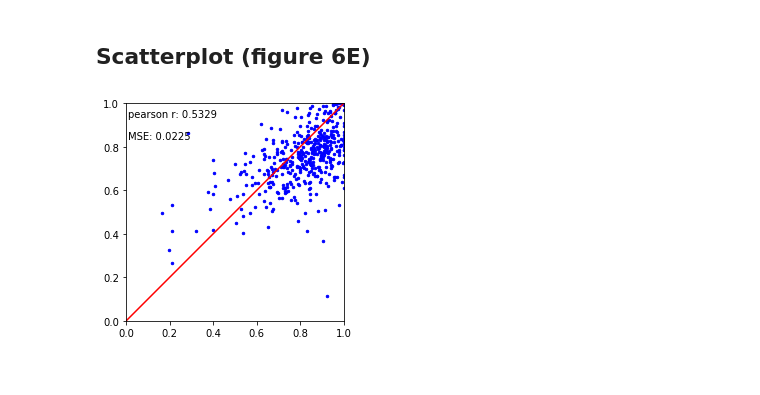
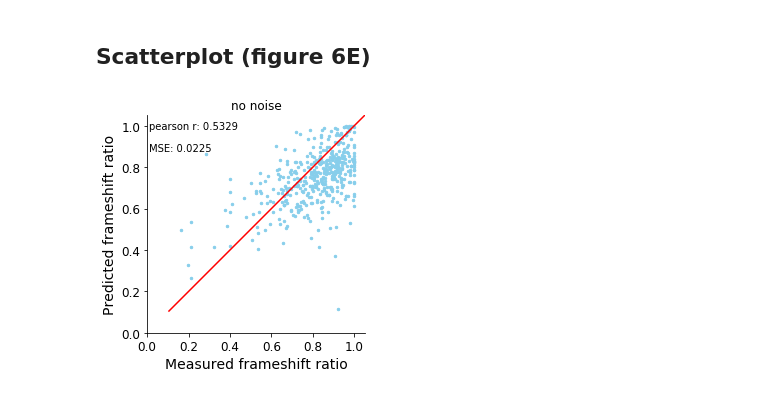
Before and after one commit to trdvangraft/mlbio, a Jupyter notebook: Data visualisations-RobustnessAnalysis.ipynb, the cells around one changed output. Drawn from its saved outputs; the diff is of its cells as text; code cells hidden in the pictures.

```diff
--- a/Data visualisations-RobustnessAnalysis.ipynb
+++ b/Data visualisations-RobustnessAnalysis.ipynb
@@ -86,0 +141,20 @@ plt.xlim([0, 1.4])
+# %%
+noise = [0] + [0.1,0.2,0.3,0.4,0.5]
+lst = [standardMSE.sum()]
+lst2 = [standardMSE.sum()]
+lst3 = [standardMSE.sum()]
+for i in range(0,15,3):
+    lst.append(MSEresults.iloc[i].sum())
+    lst2.append(MSEresults.iloc[i+1].sum())
+    lst3.append(MSEresults.iloc[i+2].sum())
+
+print(len(noise))
+print(len(lst))
+fig, ax = plt.subplots()
+ax.plot(noise,lst, '-x', label='concentration 100%')
+ax.plot(noise,lst2, '-x', label='concentration 10%')
+ax.plot(noise,lst3, '-x', label='concentration 1%')
+plt.ylabel("MSE (10^-3)")
+plt.xlabel("Noise level")
+plt.legend()
+plt.show()
@@ -92,7 +170,7 @@ import matplotlib.transforms as mtransforms
 from sklearn.metrics import mean_squared_error
 
 
-def generateScatterplot(data):
+def generateScatterplot(data,title):
     measured, predicted = data[:,0], data[:,1]
 
     # Calculationg pearson r
@@ -103,13 +181,13 @@ def generateScatterplot(data):
 
     #Plot measured vs. predicted frameshift ratio
     fig, ax = plt.subplots()
-    ax.scatter(measured,predicted, c='blue',s=6)
-    ax.set_xlim((0,1))
-    ax.set_ylim((0,1))
+    ax.scatter(measured,predicted, c='skyblue',s=6)
+    ax.set_xlim((0,1.05))
+    ax.set_ylim((0,1.05))
     x0,x1 = ax.get_xlim()
     y0,y1 = ax.get_ylim()
     ax.set_aspect(abs(x1-x0)/abs(y1-y0))
-    line = mlines.Line2D([0, 1], [0, 1], color='red')
+    line = mlines.Line2D([0.1, 1], [0.1, 1], color='red')
     transform = ax.transAxes
     line.set_transform(transform)
     ax.add_line(line)
@@ -121,8 +199,15 @@ def generateScatterplot(data):
          horizontalalignment='left',
          verticalalignment='center',
          transform = ax.transAxes)
+    plt.title(title)
+    ax.spines['top'].set_visible(False)
+    ax.spines['right'].set_visible(False)
+    plt.xticks(fontsize=12)
+    plt.yticks(fontsize=12)
+    plt.ylabel("Predicted frameshift ratio",fontsize=14)
+    plt.xlabel("Measured frameshift ratio",fontsize=14)
     plt.show()
 # %%
-generateScatterplot(standardFS)
+generateScatterplot(standardFS,"no noise")
 # %% [output]
-[figure, old version]
+[figure, new version]
```
Also changed, not shown: parts of 23 cells of this notebook.
